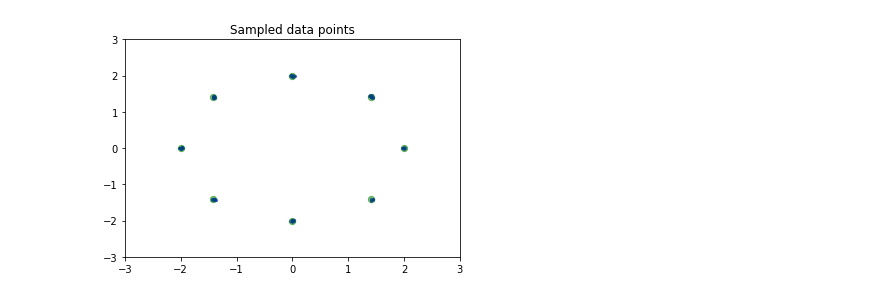
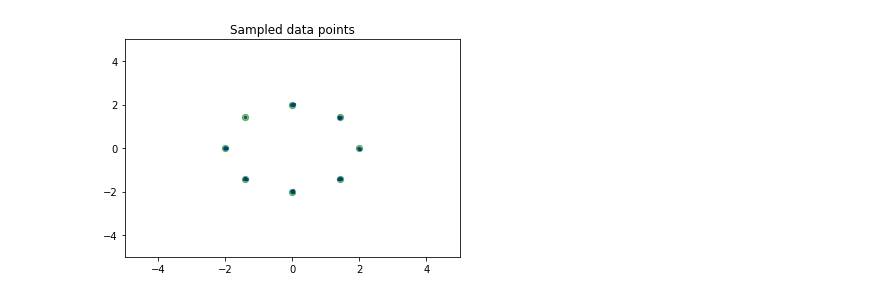
Before and after one commit to andrewliao11/unrolled-gans, a Jupyter notebook: unrolled_gan.ipynb, the cells around one changed output. Saved outputs shown, nothing was run; the diff lists cells and outputs as text; code cells hidden in the pictures.

```diff
--- a/unrolled_gan.ipynb
+++ b/unrolled_gan.ipynb
@@ -25,18 +32,18 @@ dset = data_generator()
 # %%
 def plot(points, title):
 
     plt.scatter(points[:, 0], points[:, 1], s=5, c='b', alpha=0.5)
     plt.scatter(dset.centers[:, 0], dset.centers[:, 1], s=40, c='g', alpha=0.5)
     plt.title(title)
-    plt.ylim(-3, 3)
-    plt.xlim(-3, 3)
+    plt.ylim(-5, 5)
+    plt.xlim(-5, 5)
     plt.show()
     plt.close()
 
 sample_points = dset.sample(100)
 plot(sample_points, 'Sampled data points')
 # %% [output]
-[figure, old version]
+[figure, new version]
 # %%
 # Model params
 z_dim = 256
```
Also changed, not shown: parts of 6 cells of this notebook, 1 other file.
